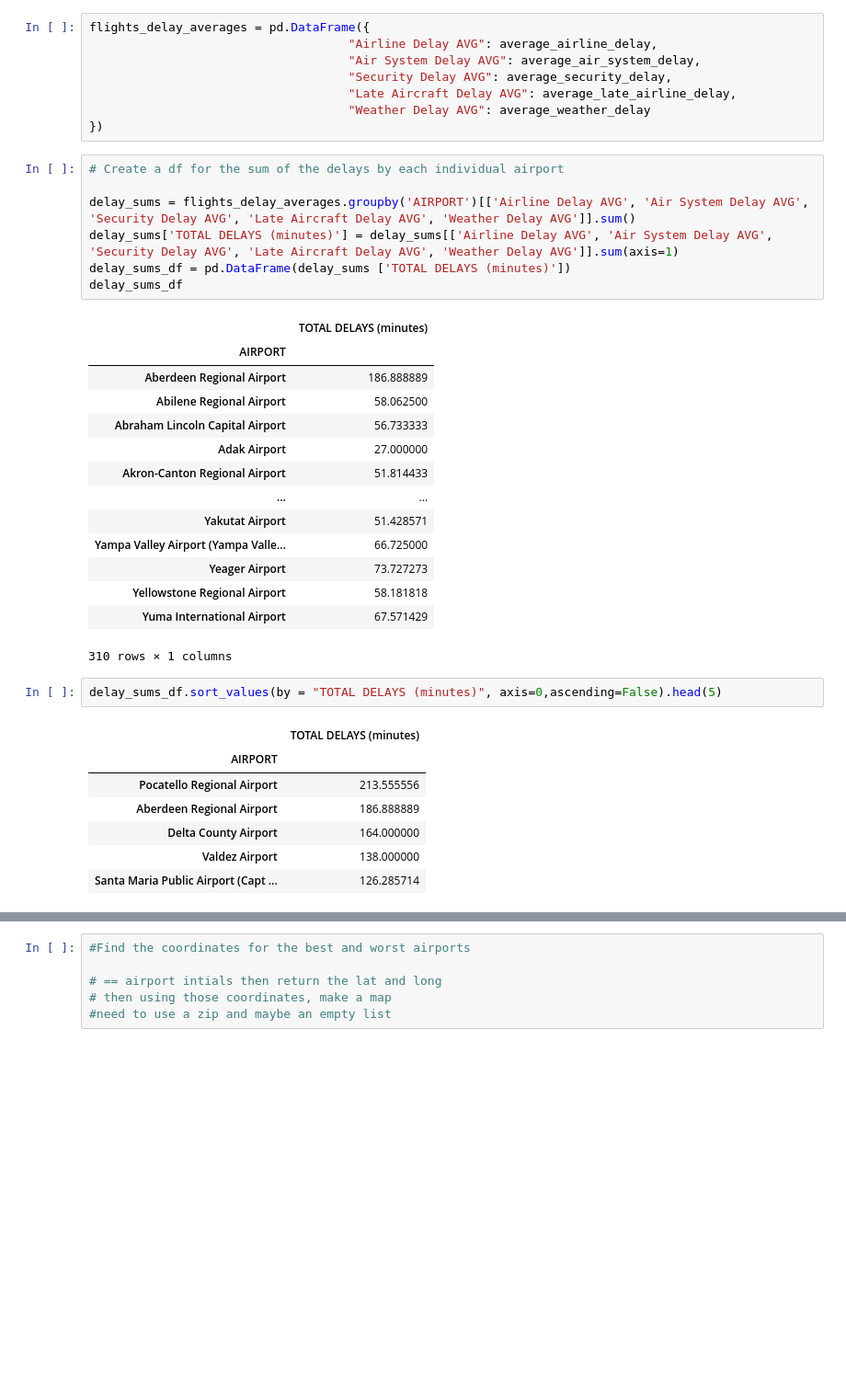
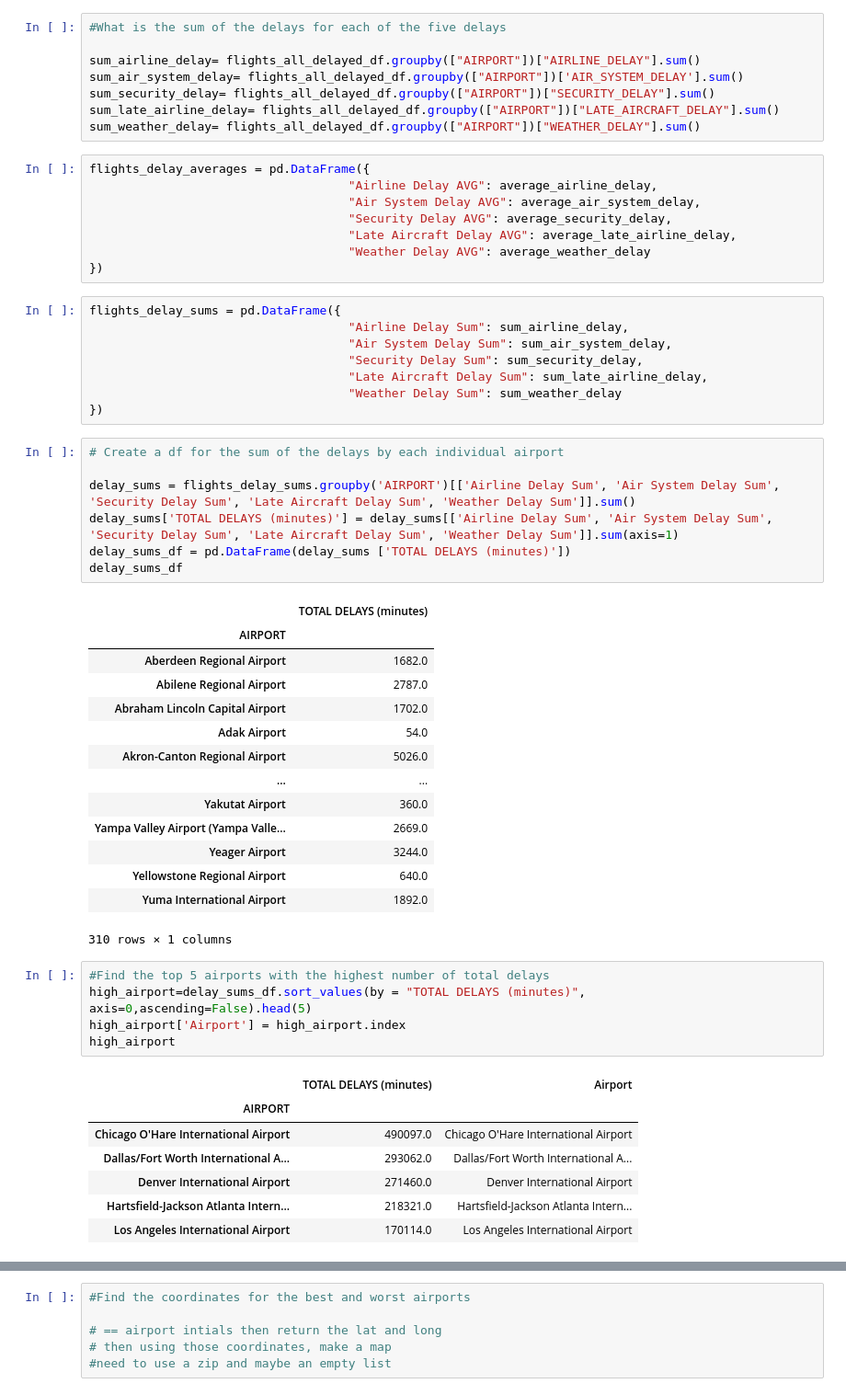
Before and after one commit to mmonary/Git_Er_Done_New, a Jupyter notebook: elm_starter_code copy.ipynb, the cells around one changed output, grey strips where cells are left out. Shown at 92% size. Saved outputs shown, nothing was run; the diff lists cells and outputs as text; blank space fills up the shorter version.

```diff
--- a/elm_starter_code copy.ipynb
+++ b/elm_starter_code copy.ipynb
@@ -318,6 +318,14 @@ average_air_system_delay= flights_all_delayed_df.groupby(["AIRPORT"])['AIR_SYSTE
 average_security_delay= flights_all_delayed_df.groupby(["AIRPORT"])["SECURITY_DELAY"].mean()
 average_late_airline_delay= flights_all_delayed_df.groupby(["AIRPORT"])["LATE_AIRCRAFT_DELAY"].mean()
 average_weather_delay= flights_all_delayed_df.groupby(["AIRPORT"])["WEATHER_DELAY"].mean()
+# %%
+#What is the sum of the delays for each of the five delays
+
+sum_airline_delay= flights_all_delayed_df.groupby(["AIRPORT"])["AIRLINE_DELAY"].sum()
+sum_air_system_delay= flights_all_delayed_df.groupby(["AIRPORT"])['AIR_SYSTEM_DELAY'].sum()
+sum_security_delay= flights_all_delayed_df.groupby(["AIRPORT"])["SECURITY_DELAY"].sum()
+sum_late_airline_delay= flights_all_delayed_df.groupby(["AIRPORT"])["LATE_AIRCRAFT_DELAY"].sum()
+sum_weather_delay= flights_all_delayed_df.groupby(["AIRPORT"])["WEATHER_DELAY"].sum()
 # %%
 flights_delay_averages = pd.DataFrame({
                                     "Airline Delay AVG": average_airline_delay,
@@ -326,35 +334,46 @@ flights_delay_averages = pd.DataFrame({
                                     "Late Aircraft Delay AVG": average_late_airline_delay,
                                     "Weather Delay AVG": average_weather_delay
 })
+# %%
+flights_delay_sums = pd.DataFrame({
+                                    "Airline Delay Sum": sum_airline_delay,
+                                    "Air System Delay Sum": sum_air_system_delay,
+                                    "Security Delay Sum": sum_security_delay,
+                                    "Late Aircraft Delay Sum": sum_late_airline_delay,
+                                    "Weather Delay Sum": sum_weather_delay
+})
 # %%
 # Create a df for the sum of the delays by each individual airport
 
-delay_sums = flights_delay_averages.groupby('AIRPORT')[['Airline Delay AVG', 'Air System Delay AVG', 'Security Delay AVG', 'Late Aircraft Delay AVG', 'Weather Delay AVG']].sum()
-delay_sums['TOTAL DELAYS (minutes)'] = delay_sums[['Airline Delay AVG', 'Air System Delay AVG', 'Security Delay AVG', 'Late Aircraft Delay AVG', 'Weather Delay AVG']].sum(axis=1)
+delay_sums = flights_delay_sums.groupby('AIRPORT')[['Airline Delay Sum', 'Air System Delay Sum', 'Security Delay Sum', 'Late Aircraft Delay Sum', 'Weather Delay Sum']].sum()
+delay_sums['TOTAL DELAYS (minutes)'] = delay_sums[['Airline Delay Sum', 'Air System Delay Sum', 'Security Delay Sum', 'Late Aircraft Delay Sum', 'Weather Delay Sum']].sum(axis=1)
 delay_sums_df = pd.DataFrame(delay_sums ['TOTAL DELAYS (minutes)'])
 delay_sums_df
 # %% [output]
 |  | TOTAL DELAYS (minutes) |
 | AIRPORT |  |
-| Aberdeen Regional Airport | 186.888889 |
-| Abilene Regional Airport | 58.062500 |
-| Abraham Lincoln Capital Airport | 56.733333 |
-| Adak Airport | 27.000000 |
-| Akron-Canton Regional Airport | 51.814433 |
+| Aberdeen Regional Airport | 1682.0 |
+| Abilene Regional Airport | 2787.0 |
+| Abraham Lincoln Capital Airport | 1702.0 |
+| Adak Airport | 54.0 |
+| Akron-Canton Regional Airport | 5026.0 |
 | ... | ... |
-| Yakutat Airport | 51.428571 |
-| Yampa Valley Airport (Yampa Valle... | 66.725000 |
-| Yeager Airport | 73.727273 |
-| Yellowstone Regional Airport | 58.181818 |
-| Yuma International Airport | 67.571429 |
+| Yakutat Airport | 360.0 |
+| Yampa Valley Airport (Yampa Valle... | 2669.0 |
+| Yeager Airport | 3244.0 |
+| Yellowstone Regional Airport | 640.0 |
+| Yuma International Airport | 1892.0 |
 310 rows × 1 columns
 # %%
-delay_sums_df.sort_values(by = "TOTAL DELAYS (minutes)", axis=0,ascending=False).head(5)
+#Find the top 5 airports with the highest number of total delays
+high_airport=delay_sums_df.sort_values(by = "TOTAL DELAYS (minutes)", axis=0,ascending=False).head(5)
+high_airport['Airport'] = high_airport.index
+high_airport
 # %% [output]
-|  | TOTAL DELAYS (minutes) |
-| AIRPORT |  |
-| Pocatello Regional Airport | 213.555556 |
-| Aberdeen Regional Airport | 186.888889 |
-| Delta County Airport | 164.000000 |
-| Valdez Airport | 138.000000 |
-| Santa Maria Public Airport (Capt ... | 126.285714 |
+|  | TOTAL DELAYS (minutes) | Airport |
+| AIRPORT |  |  |
+| Chicago O'Hare International Airport | 490097.0 | Chicago O'Hare International Airport |
+| Dallas/Fort Worth International A... | 293062.0 | Dallas/Fort Worth International A... |
+| Denver International Airport | 271460.0 | Denver International Airport |
+| Hartsfield-Jackson Atlanta Intern... | 218321.0 | Hartsfield-Jackson Atlanta Intern... |
+| Los Angeles International Airport | 170114.0 | Los Angeles International Airport |
```
Also changed, not shown: parts of 3 cells of this notebook.
